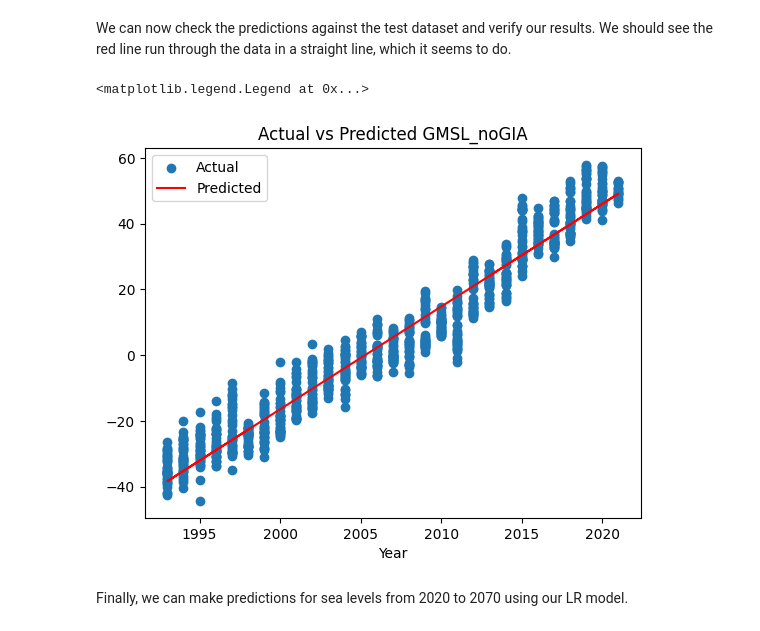
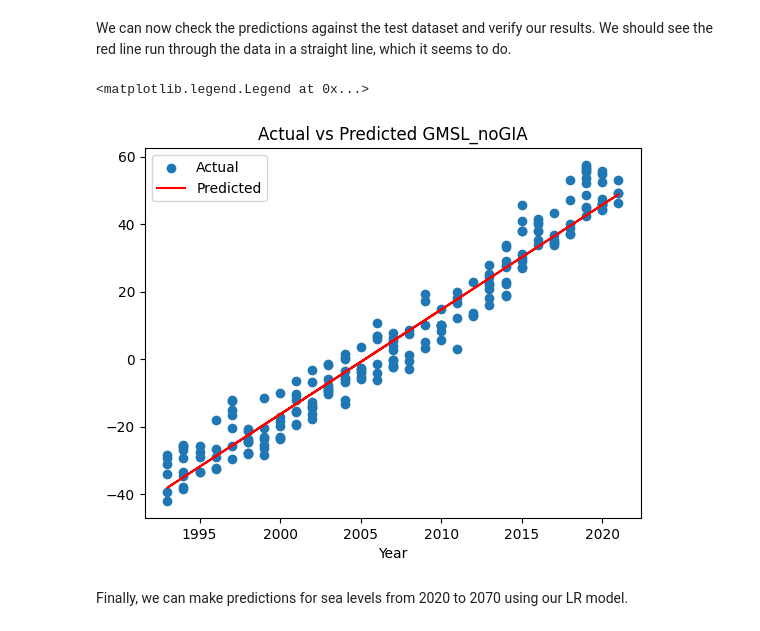
Before and after one commit to thestevenlol/DataSciML, a Jupyter notebook: sealevels/main.ipynb, the cells around one changed output. Drawn from its saved outputs; the diff is of its cells as text; code cells hidden in the pictures.

```diff
--- a/sealevels/main.ipynb
+++ b/sealevels/main.ipynb
@@ -149,16 +153,16 @@ We can now check the predictions against the test dataset and verify our results
 # %%
 # Compare the predicted values to the actual values
 y_pred = regr.predict(X_test)
 
 #make a scatter plot of the actual values vs the predicted values, extending the years by 50 years
-plt.scatter(X, y_test)
+plt.scatter(X_test, y_test)
 plt.plot(X_test, y_pred, color='red')
 plt.title('Actual vs Predicted GMSL_noGIA')
 plt.xlabel('Year')
 plt.legend(['Actual', 'Predicted'])
 # %% [output]
 <matplotlib.legend.Legend at 0x...>
-[figure, old version]
+[figure, new version]
 # %% [markdown]
 Finally, we can make predictions for sea levels from 2020 to 2070 using our LR model.
 # %%
```
Also changed, not shown: parts of 2 cells of this notebook, 1 other file.
